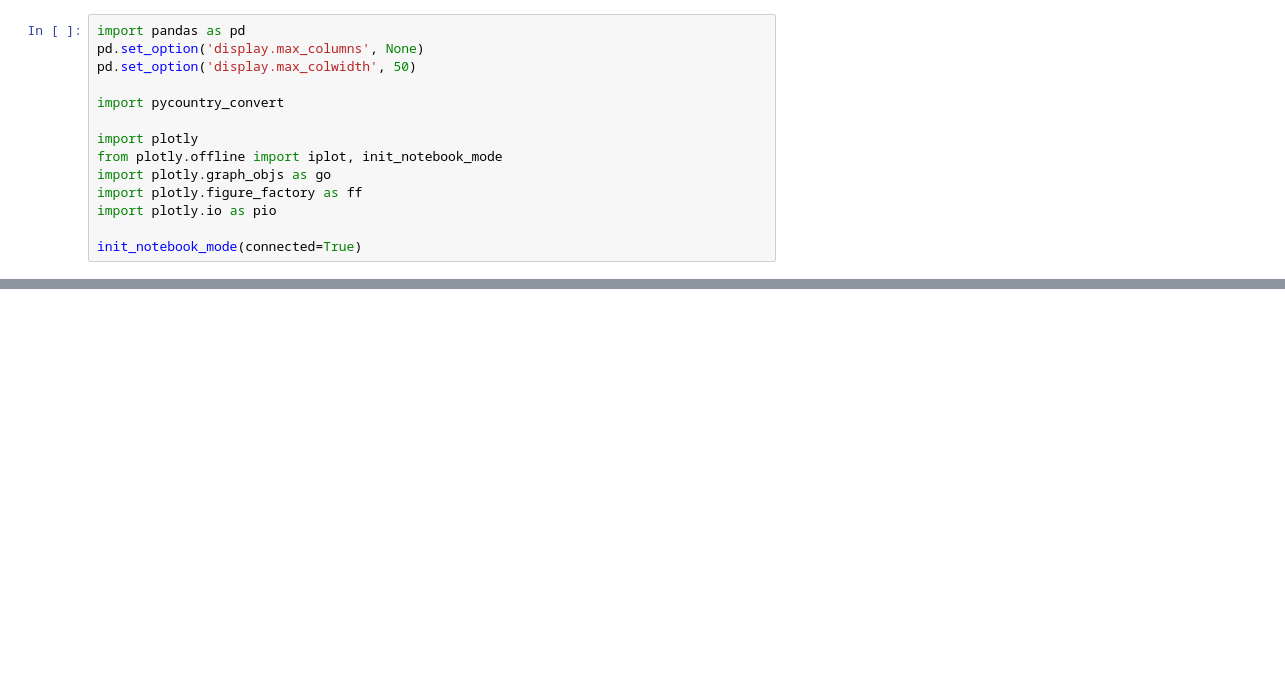
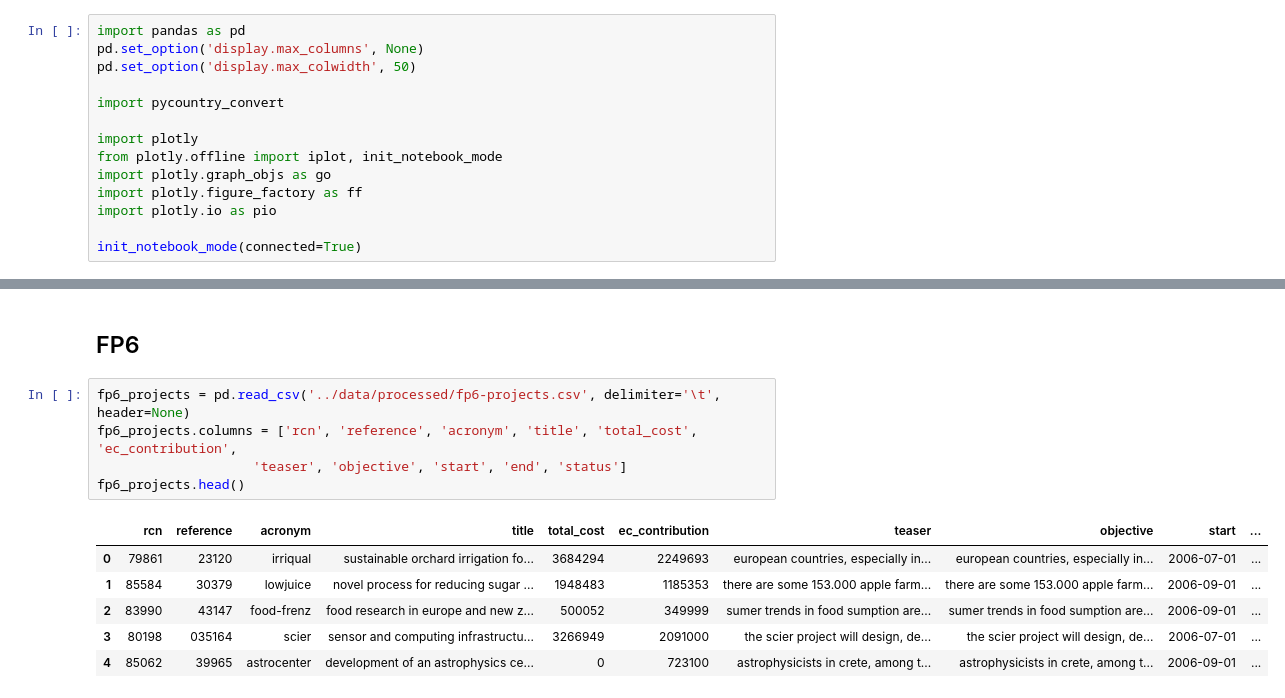
Before and after one commit to andremann/proj-net, a Jupyter notebook: notebooks/01-Initial-data-exploration.ipynb, the cells around one changed output, grey strips where cells are left out. Drawn from its saved outputs; the diff is of its cells as text; blank space fills up the shorter version.

```diff
--- a/notebooks/01-Initial-data-exploration.ipynb
+++ b/notebooks/01-Initial-data-exploration.ipynb
@@ -49,0 +85,14 @@ organisations.head()
+# %% [markdown]
+## FP6
+# %%
+fp6_projects = pd.read_csv('../data/processed/fp6-projects.csv', delimiter='\t', header=None)
+fp6_projects.columns = ['rcn', 'reference', 'acronym', 'title', 'total_cost', 'ec_contribution',
+                    'teaser', 'objective', 'start', 'end', 'status']
+fp6_projects.head()
+# %% [output]
+|  | rcn | reference | acronym | title | total_cost | ec_contribution | teaser | objective | start | ... |
+| 0 | 79861 | 23120 | irriqual | sustainable orchard irrigation fo... | 3684294 | 2249693 | european countries, especially in... | european countries, especially in... | 2006-07-01 | ... |
+| 1 | 85584 | 30379 | lowjuice | novel process for reducing sugar ... | 1948483 | 1185353 | there are some 153.000 apple farm... | there are some 153.000 apple farm... | 2006-09-01 | ... |
+| 2 | 83990 | 43147 | food-frenz | food research in europe and new z... | 500052 | 349999 | sumer trends in food sumption are... | sumer trends in food sumption are... | 2006-09-01 | ... |
+| 3 | 80198 | 035164 | scier | sensor and computing infrastructu... | 3266949 | 2091000 | the scier project will design, de... | the scier project will design, de... | 2006-07-01 | ... |
+| 4 | 85062 | 39965 | astrocenter | development of an astrophysics ce... | 0 | 723100 | astrophysicists in crete, among t... | astrophysicists in crete, among t... | 2006-09-01 | ... |
```
Also changed, not shown: parts of 25 cells of this notebook, 2 other files.
